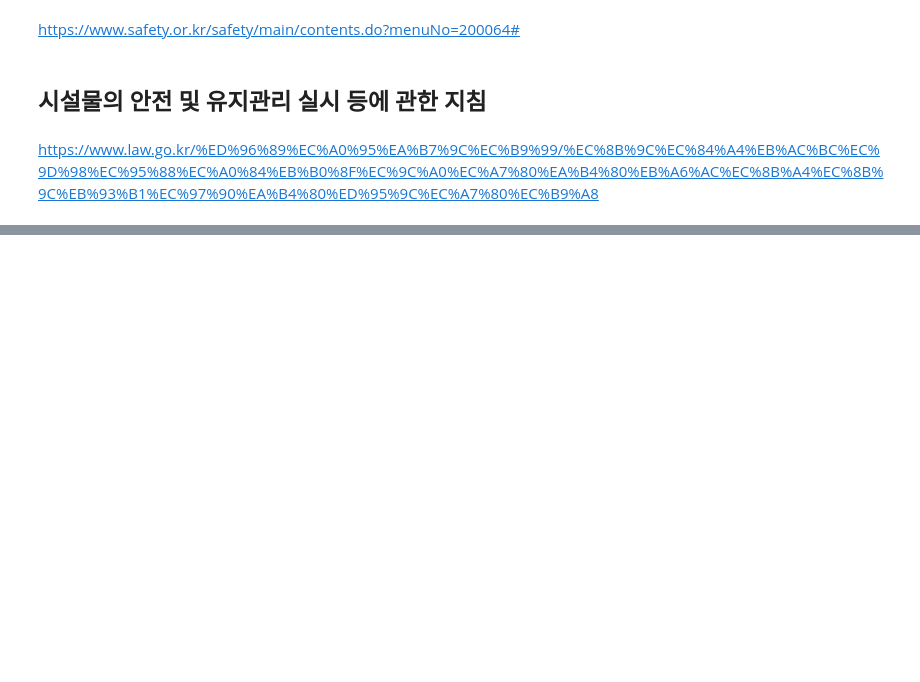
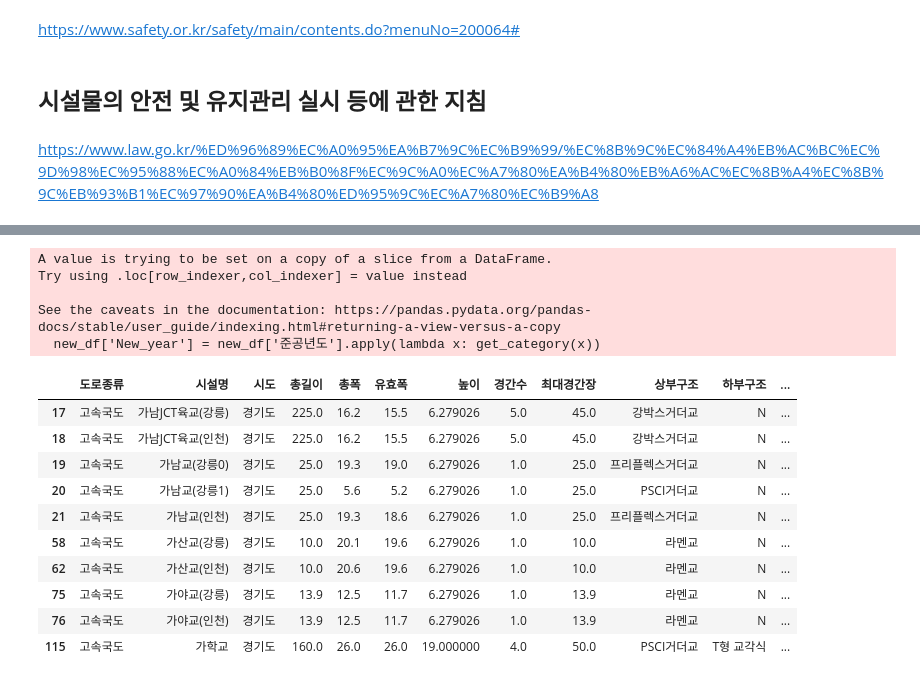
Before and after one commit to jcm821/TIL, a Jupyter notebook: 5월/[2023-05-09]56일차 복습.ipynb, the cells around one changed output, grey strips where cells are left out. Cells and saved outputs as stored; diff of their text form; code cells hidden in the pictures; blank space fills up the shorter version.

```diff
--- a/5월/[2023-05-09]56일차 복습.ipynb
+++ b/5월/[2023-05-09]56일차 복습.ipynb
@@ -28,0 +130,7 @@ ImportError: Missing optional dependency 'xlrd'. Install xlrd >= 2.0.1 for xls E
+# %%
+# 결측값 대체
+new_df['높이'].fillna(new_df['높이'].mean(), inplace = True)
+new_df['교통량'].fillna(new_df['교통량'].mean(), inplace = True)
+new_df['하부구조'].fillna('N', inplace = True)
+new_df['총폭'].fillna(new_df['총폭'].mean(), inplace = True)
+new_df['유효폭'].fillna(new_df['유효폭'].mean(), inplace = True)
@@ -28,0 +215,22 @@ ImportError: Missing optional dependency 'xlrd'. Install xlrd >= 2.0.1 for xls E
+# %%
+new_df['New_year'] = new_df['준공년도'].apply(lambda x: get_category(x))
+# %% [output]
+A value is trying to be set on a copy of a slice from a DataFrame.
+Try using .loc[row_indexer,col_indexer] = value instead
+
+See the caveats in the documentation: https://pandas.pydata.org/pandas-docs/stable/user_guide/indexing.html#returning-a-view-versus-a-copy
+  new_df['New_year'] = new_df['준공년도'].apply(lambda x: get_category(x))
+# %%
+new_df.head(10)
+# %% [output]
+|  | 도로종류 | 시설명 | 시도 | 총길이 | 총폭 | 유효폭 | 높이 | 경간수 | 최대경간장 | 상부구조 | 하부구조 | ... |
+| 17 | 고속국도 | 가남JCT육교(강릉) | 경기도 | 225.0 | 16.2 | 15.5 | 6.279026 | 5.0 | 45.0 | 강박스거더교 | N | ... |
+| 18 | 고속국도 | 가남JCT육교(인천) | 경기도 | 225.0 | 16.2 | 15.5 | 6.279026 | 5.0 | 45.0 | 강박스거더교 | N | ... |
+| 19 | 고속국도 | 가남교(강릉0) | 경기도 | 25.0 | 19.3 | 19.0 | 6.279026 | 1.0 | 25.0 | 프리플렉스거더교 | N | ... |
+| 20 | 고속국도 | 가남교(강릉1) | 경기도 | 25.0 | 5.6 | 5.2 | 6.279026 | 1.0 | 25.0 | PSCI거더교 | N | ... |
+| 21 | 고속국도 | 가남교(인천) | 경기도 | 25.0 | 19.3 | 18.6 | 6.279026 | 1.0 | 25.0 | 프리플렉스거더교 | N | ... |
+| 58 | 고속국도 | 가산교(강릉) | 경기도 | 10.0 | 20.1 | 19.6 | 6.279026 | 1.0 | 10.0 | 라멘교 | N | ... |
+| 62 | 고속국도 | 가산교(인천) | 경기도 | 10.0 | 20.6 | 19.6 | 6.279026 | 1.0 | 10.0 | 라멘교 | N | ... |
+| 75 | 고속국도 | 가야교(강릉) | 경기도 | 13.9 | 12.5 | 11.7 | 6.279026 | 1.0 | 13.9 | 라멘교 | N | ... |
+| 76 | 고속국도 | 가야교(인천) | 경기도 | 13.9 | 12.5 | 11.7 | 6.279026 | 1.0 | 13.9 | 라멘교 | N | ... |
+| 115 | 고속국도 | 가학교 | 경기도 | 160.0 | 26.0 | 26.0 | 19.000000 | 4.0 | 50.0 | PSCI거더교 | T형 교각식 | ... |
```
Also changed, not shown: parts of 15 cells of this notebook.
